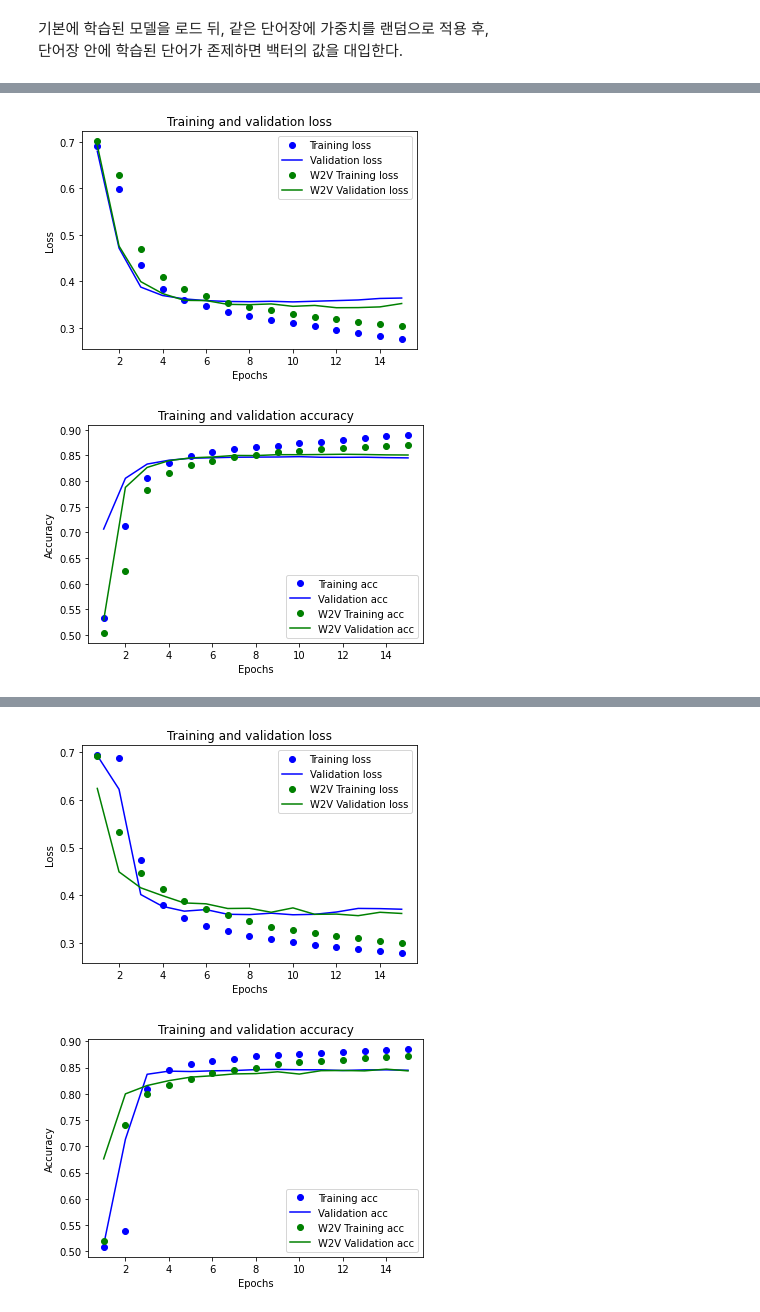
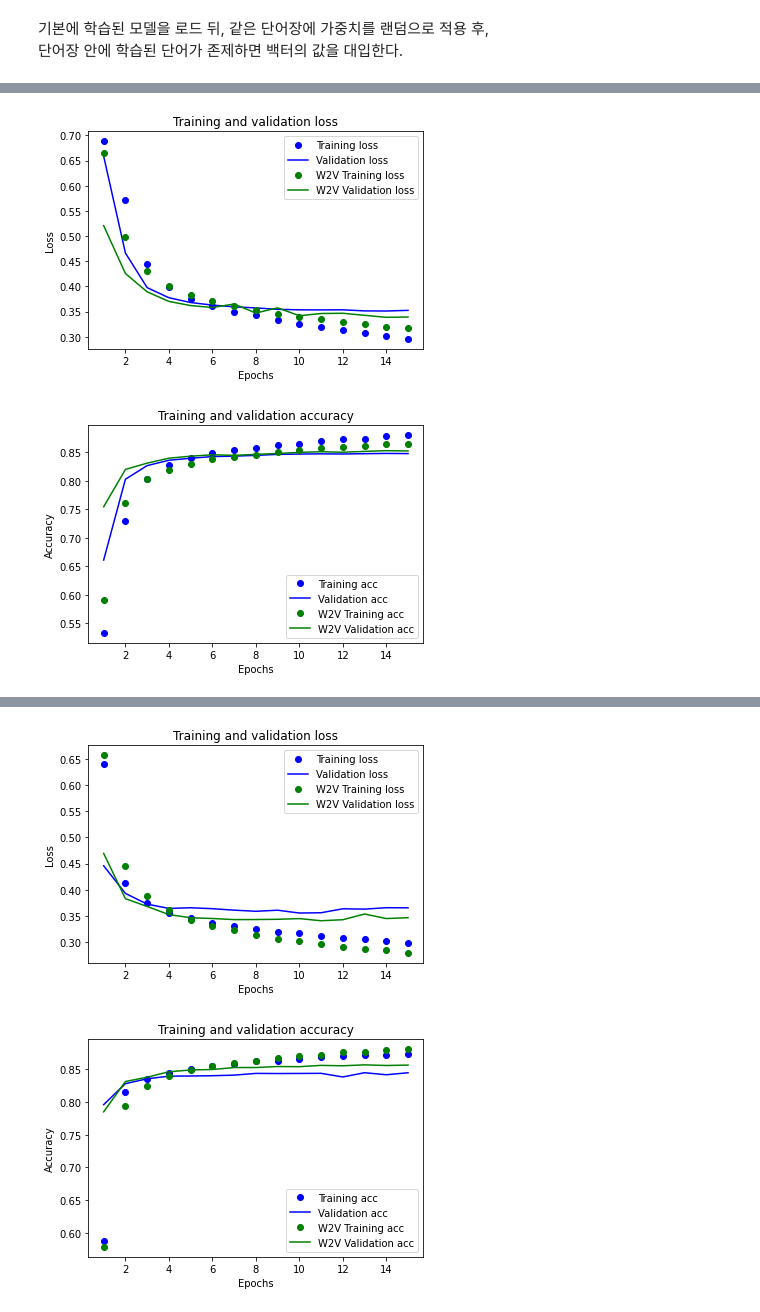
Before and after one commit to hwangsae91/project_so, a Jupyter notebook: exploration/221011/[Exp_08]20221011.ipynb, the cells around one changed output, grey strips where cells are left out. Drawn from its saved outputs; the diff is of its cells as text; code cells hidden in the pictures.

```diff
--- a/exploration/221011/[Exp_08]20221011.ipynb
+++ b/exploration/221011/[Exp_08]20221011.ipynb
@@ -85,6 +88,7 @@ fit_kwargs = {
     , "verbose":1
 }
 tokenizer = Mecab() # tokenize 인스턴스
+early_stopping = EarlyStopping(monitor="val_accuracy", patience=3)
 # %% [markdown]
 ## 함수
 # %%
@@ -333,7 +347,7 @@ w2v_model_list.append(w2v_CNN_model)
 # RNN model 설계
 RNN_model = tf.keras.Sequential(name = "RNN_model")
 RNN_model.add(tf.keras.layers.Embedding(MAX_NUM_WORDS, WORD_VECTOR_DIM, input_shape=(None,)))
-RNN_model.add(tf.keras.layers.LSTM(8, dropout=0.4))
+RNN_model.add(tf.keras.layers.LSTM(64, dropout=0.4))
 RNN_model.add(tf.keras.layers.Dense(8, activation='relu'))
 RNN_model.add(tf.keras.layers.Dense(1, activation='sigmoid'))
 
@@ -346,7 +360,7 @@ w2v_RNN_model.add(tf.keras.layers.Embedding(
                                  , embeddings_initializer=tf.keras.initializers.Constant(embedding_matrix)
                                  , input_length=maxlen
                                  , trainable=True))
-w2v_RNN_model.add(tf.keras.layers.LSTM(8, dropout=0.4))
+w2v_RNN_model.add(tf.keras.layers.LSTM(64, dropout=0.4))
 w2v_RNN_model.add(tf.keras.layers.Dense(8, activation='relu'))
 w2v_RNN_model.add(tf.keras.layers.Dense(1, activation='sigmoid'))
 
@@ -356,7 +375,7 @@ for model, w2v_model in zip(model_list,w2v_model_list):
     print(f"{model.name} start")
 
     # 모델 훈련
-    model.compile(optimizer=tf.keras.optimizers.Adam(
+    model.compile(optimizer=tf.keras.optimizers.Nadam(
                         learning_rate=0.0002 # running rate
                 )
                 ,loss='binary_crossentropy'
@@ -365,6 +384,7 @@ for model, w2v_model in zip(model_list,w2v_model_list):
     history_dict = model.fit(
                         X_train
                         , y_train
+                        , callbacks=early_stopping
                         , **fit_kwargs
                     ).history
     acc = history_dict['accuracy']
@@ -374,7 +394,7 @@ for model, w2v_model in zip(model_list,w2v_model_list):
 
 
     # 개선된 모델의 훈련
-    w2v_model.compile(optimizer=tf.keras.optimizers.Adam(
+    w2v_model.compile(optimizer=tf.keras.optimizers.Nadam(
                         learning_rate=0.005 # running rate
                 )
                 ,loss='binary_crossentropy'
@@ -383,6 +403,7 @@ for model, w2v_model in zip(model_list,w2v_model_list):
     w2v_history_dict = w2v_model.fit(
                         X_train
                         , y_train
+                        , callbacks=early_stopping
                         , **fit_kwargs
                     ).history
 
@@ -391,12 +412,13 @@ for model, w2v_model in zip(model_list,w2v_model_list):
     w2v_loss = w2v_history_dict['loss']
     w2v_val_loss = w2v_history_dict['val_loss']
 
-    epochs = range(1, len(acc) + 1)
+    epoch = range(1, len(acc) + 1)
+    w2v_epoch = range(1, len(w2v_val_acc) + 1)
 
-    plt.plot(epochs, loss, 'bo', label='Training loss')
-    plt.plot(epochs, val_loss, 'b', label='Validation loss')
-    plt.plot(epochs, w2v_loss, 'go', label='W2V Training loss')
-    plt.plot(epochs, w2v_val_loss, 'g', label='W2V Validation loss')
+    plt.plot(epoch, loss, 'bo', label='Training loss')
+    plt.plot(epoch, val_loss, 'b', label='Validation loss')
+    plt.plot(w2v_epoch, w2v_loss, 'go', label='W2V Training loss')
+    plt.plot(w2v_epoch, w2v_val_loss, 'g', label='W2V Validation loss')
     plt.title('Training and validation loss')
     plt.xlabel('Epochs')
     plt.ylabel('Loss')
@@ -404,10 +426,10 @@ for model, w2v_model in zip(model_list,w2v_model_list):
     plt.show()
 
     plt.clf()
-    plt.plot(epochs, acc, 'bo', label='Training acc')
-    plt.plot(epochs, val_acc, 'b', label='Validation acc')
-    plt.plot(epochs, w2v_acc, 'go', label='W2V Training acc')
-    plt.plot(epochs, w2v_val_acc, 'g', label='W2V Validation acc')
+    plt.plot(epoch, acc, 'bo', label='Training acc')
+    plt.plot(epoch, val_acc, 'b', label='Validation acc')
+    plt.plot(w2v_epoch, w2v_acc, 'go', label='W2V Training acc')
+    plt.plot(w2v_epoch, w2v_val_acc, 'g', label='W2V Validation acc')
     plt.title('Training and validation accuracy')
     plt.xlabel('Epochs')
     plt.ylabel('Accuracy')
@@ -460,2 +482,2 @@ Epoch 15/15
-[figure, old version]
+[figure, new version]
-[figure, old version]
+[figure, new version]
@@ -479,2 +501,2 @@ Epoch 15/15
-[figure, old version]
+[figure, new version]
-[figure, old version]
+[figure, new version]
```
Also changed, not shown: parts of 12 cells of this notebook.
